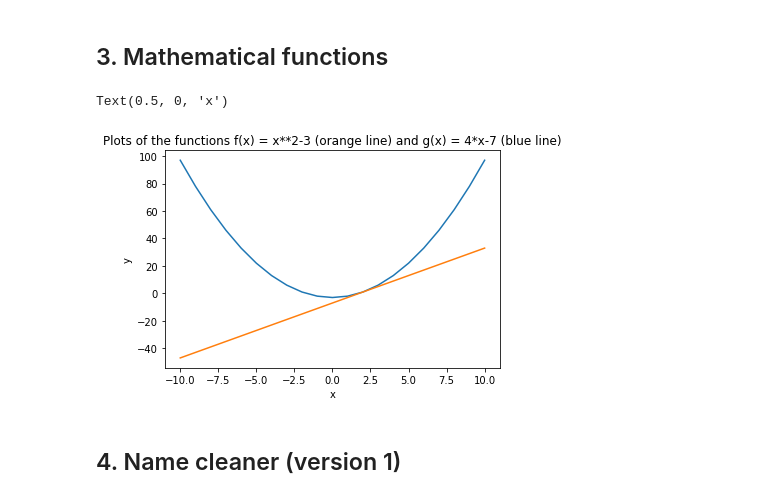
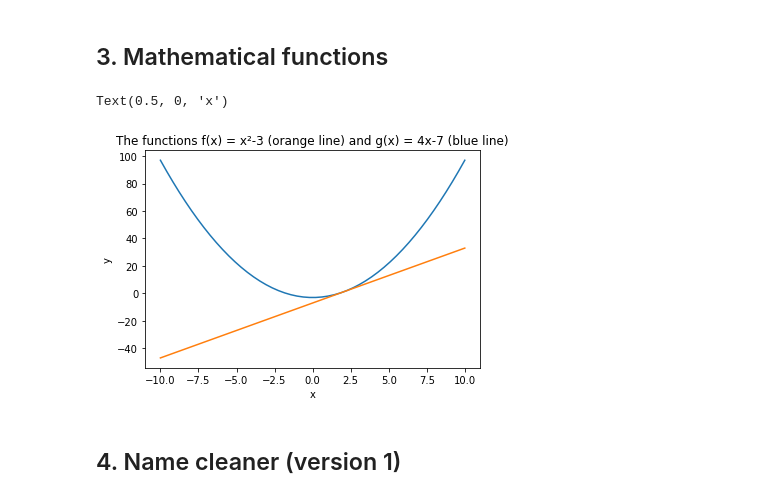
Before and after one commit to Anna-MariaSjolund/Python-Programming-Anna-MariaSjolund, a Jupyter notebook: Exercises/Week 36/exercise06-1-5.ipynb, the cells around one changed output. Saved outputs shown, nothing was run; the diff lists cells and outputs as text; code cells hidden in the pictures.

```diff
--- a/Exercises/Week 36/exercise06-1-5.ipynb
+++ b/Exercises/Week 36/exercise06-1-5.ipynb
@@ -41,34 +41,37 @@ The euclidean distance between point (0, 0) and (9, -10) is: 13.45 length units.
 ## 3. Mathematical functions
 # %%
 import matplotlib.pyplot as plt
+import numpy as np
 
 def f_of_x (x):
     '''The method takes x as an input parameter.
     The method returns x**2-3.'''
     f = x**2-3
     return f
 
 g_of_x = lambda x: 4*x-7 #The method takes x as an input parameter and returns 4x-7.
 
-#Creates a list of x (x takes values from -10 to 10) and two empty list
-list_of_x = [x for x in range(-10, 11)]
+
+x_array = np.linspace(-10,10) #Creates a ndarray of evenly spaced numbers in the interval -10 to 10
 list_of_f = []
 list_of_g = []
 
 #Applies the two functions to all of our x-values
-for x in list_of_x:
+for x in x_array:
     list_of_f.append(f_of_x(x))
     list_of_g.append(g_of_x(x))
 
 #Plots the two functions in one graph
-plt.plot(list_of_x, list_of_f)
-plt.plot(list_of_x, list_of_g)
-plt.title("The functions f(x) = x**2-3 (orange line) and g(x) = 4x-7 (blue line)")
+plt.plot(x_array, list_of_f)
+plt.plot(x_array, list_of_g)
+plt.title("The functions f(x) = x\N{SUPERSCRIPT TWO}-3 (orange line) and g(x) = 4x-7 (blue line)")
 plt.ylabel("y")
 plt.xlabel("x")
+
+#The relationship between the two graphs is that the line is the derivative of the function g(x) = 4x-7 at a specific point.
 # %% [output]
 Text(0.5, 0, 'x')
-[figure, old version]
+[figure, new version]
 # %% [markdown]
 ## 4. Name cleaner (version 1)
 # %%
```
Also changed, not shown: parts of 1 cell of this notebook.
